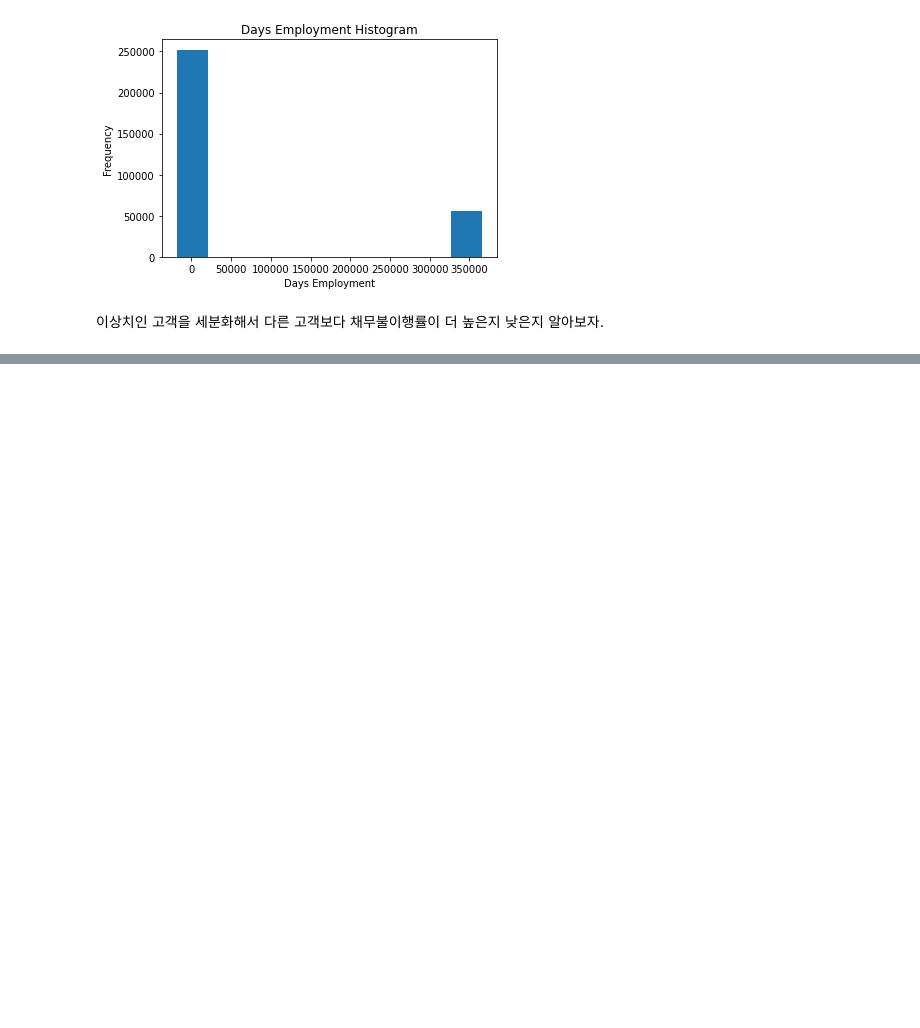
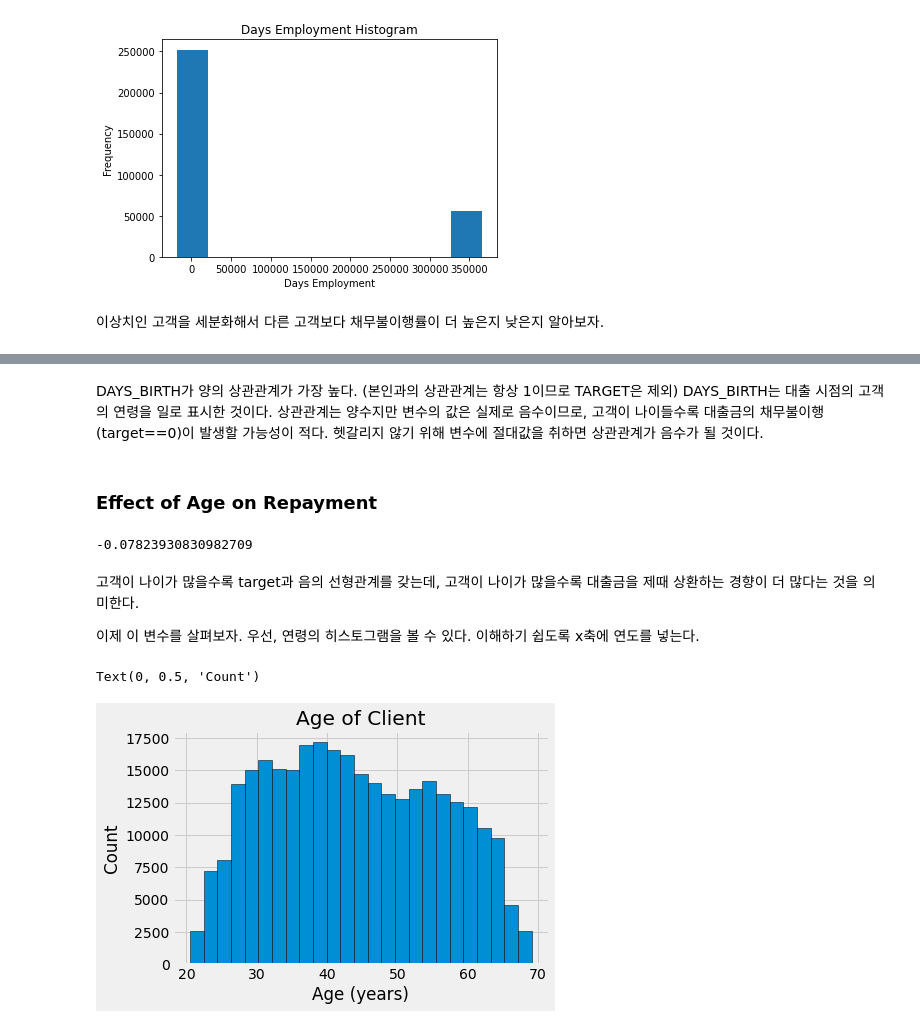
Before and after one commit to Haebuk/kagglestudy, a Jupyter notebook: Home credit competition/home_1_시온.ipynb, the cells around one changed output, grey strips where cells are left out. Saved outputs shown, nothing was run; the diff lists cells and outputs as text; code cells hidden in the pictures; blank space fills up the shorter version.

```diff
--- a/Home credit competition/home_1_시온.ipynb
+++ b/Home credit competition/home_1_시온.ipynb
@@ -291,0 +361,25 @@ Text(0.5, 0, 'Days Employment')
+# %% [markdown]
+DAYS_BIRTH가 양의 상관관계가 가장 높다. (본인과의 상관관계는 항상 1이므로 TARGET은 제외) DAYS_BIRTH는 대출 시점의 고객의 연령을 일로 표시한 것이다. 상관관계는 양수지만 변수의 값은 실제로 음수이므로, 고객이 나이들수록 대출금의 채무불이행(target==0)이 발생할 가능성이 적다. 헷갈리지 않기 위해 변수에 절대값을 취하면 상관관계가 음수가 될 것이다.
+# %% [markdown]
+### Effect of Age on Repayment
+# %%
+# 출생 후 일 수(양수)와 target의 상관관계
+app_train['DAYS_BIRTH'] = abs(app_train['DAYS_BIRTH'])
+app_train['DAYS_BIRTH'].corr(app_train['TARGET'])
+# %% [output]
+-0.07823930830982709
+# %% [markdown]
+고객이 나이가 많을수록 target과 음의 선형관계를 갖는데, 고객이 나이가 많을수록 대출금을 제때 상환하는 경향이 더 많다는 것을 의미한다.
+
+이제 이 변수를 살펴보자. 우선, 연령의 히스토그램을 볼 수 있다. 이해하기 쉽도록 x축에 연도를 넣는다.
+# %%
+plt.style.use('fivethirtyeight')  # plot style 설정
+
+# 연령 분포 시각화
+plt.hist(app_train['DAYS_BIRTH']/365, edgecolor='k', bins=25)
+plt.title('Age of Client')
+plt.xlabel('Age (years)')
+plt.ylabel('Count')
+# %% [output]
+Text(0, 0.5, 'Count')
+[figure, added]
```
Also changed, not shown: parts of 47 cells of this notebook.
